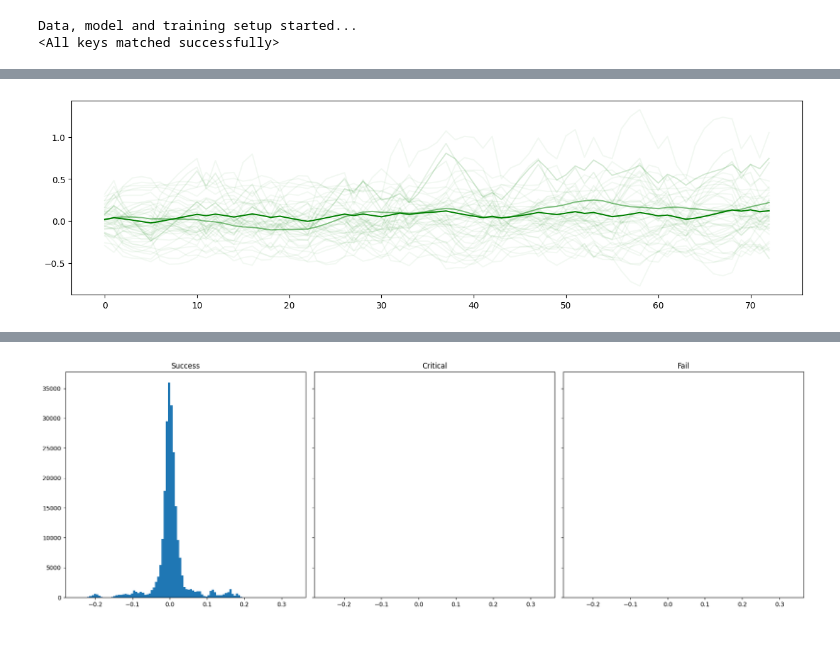
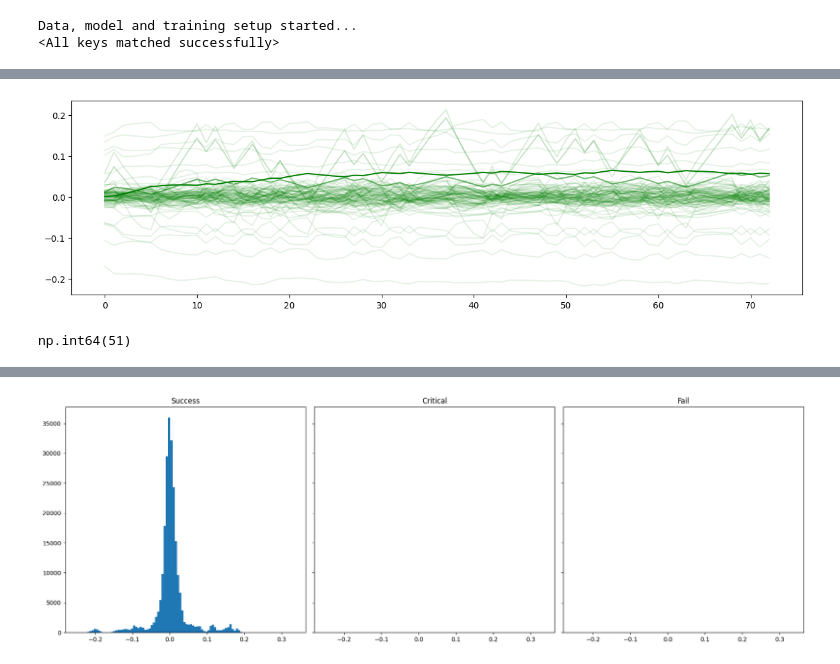
Before and after one commit to Baskin-LIU/elmneuron, a Jupyter notebook: notebooks/parity_notebook.ipynb, the cells around one changed output, grey strips where cells are left out. Cells and saved outputs as stored; diff of their text form; code cells hidden in the pictures.

```diff
--- a/notebooks/parity_notebook.ipynb
+++ b/notebooks/parity_notebook.ipynb
@@ -284,7 +284,7 @@ plt.show()
 # %% [output]
 [figure]
 # %%
-i=85
+i=51
 fig, axs = plt.subplots(3, 1, figsize=(10,12), sharex=True, sharey=True)
 axs[0].hist(state_dict_success['mlp.network.2.weight'].cpu().numpy()[i].flatten(), bins = 40)
 axs[0].set_title("Success")
@@ -313,7 +313,7 @@ plt.show()
 [figure]
 # %%
 print("Data, model and training setup started...")
-save_dir_avg = "../models/new_exp/parity_best_model_forget_False_N_35_nummem_100_114514.pt"
+save_dir_avg = "../models/new_exp/parity_best_model_forget_False_N_32_nummem_100_114514.pt"
 # Initialize the ELM model
 model_config_avg = model_config.copy()
 model_config_avg["num_memory"] = 100
@@ -338,10 +350,14 @@ mlp_record_a = mlp_record_a.cpu().detach().numpy()
 # %%
 fig = plt.figure(figsize = (15, 4))
 tau_m = model_avg.tau_m.cpu()
-for i in range(50):
+for i in range(model_config_avg["num_memory"]):
     tau=tau_m[i].item()
-    plt.plot(m_record_a[0, :, i], label=tau, color=('green', (tau+2)/52))
+    plt.plot(m_record_a[0, :, i], label=tau, color=('green', (tau+5)/55))
 #plt.legend()
 plt.show()
 # %% [output]
-[figure, old version]
+[figure, new version]
+# %%
+m_record_a[0].mean(axis=0).argmax()
+# %% [output]
+np.int64(51)
```
Also changed, not shown: parts of 10 cells of this notebook, 1 other file.
